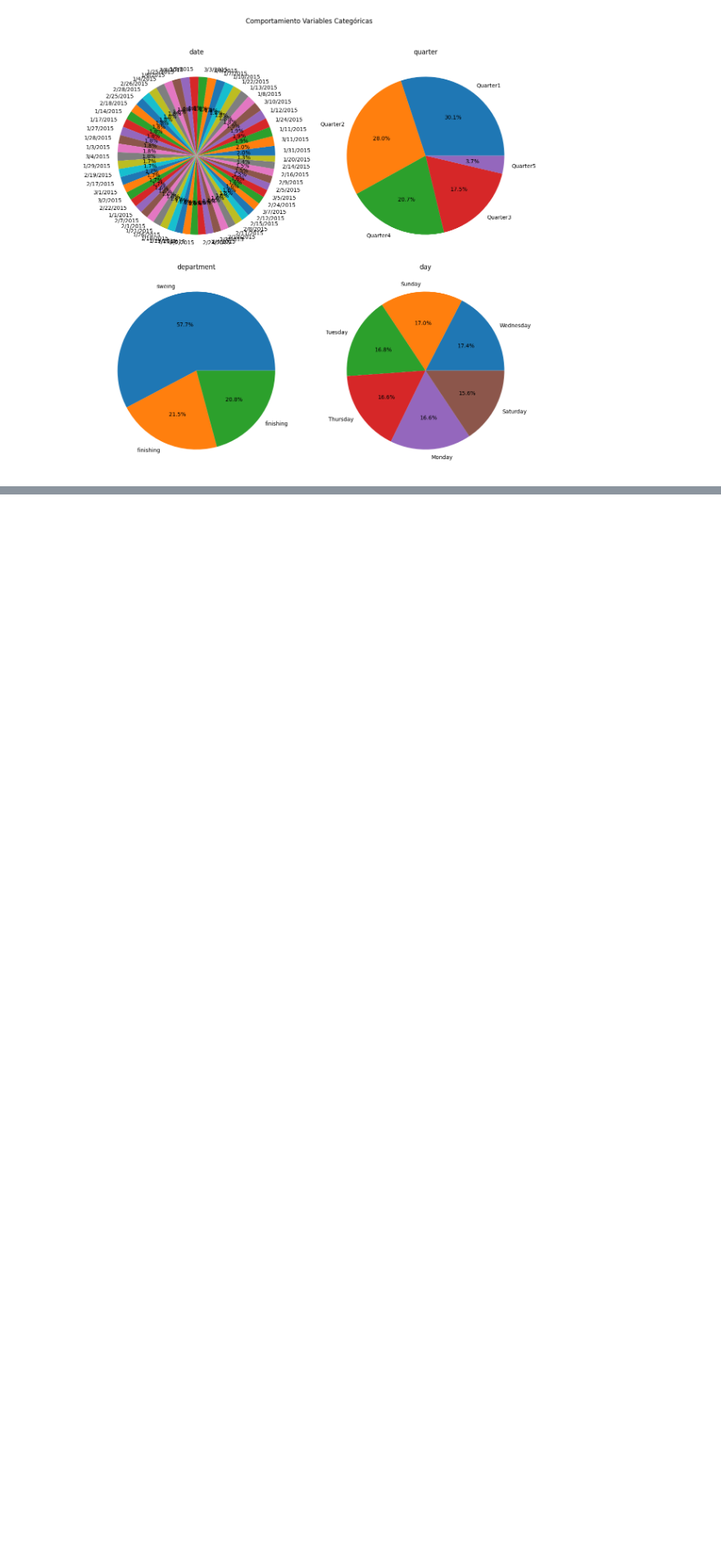
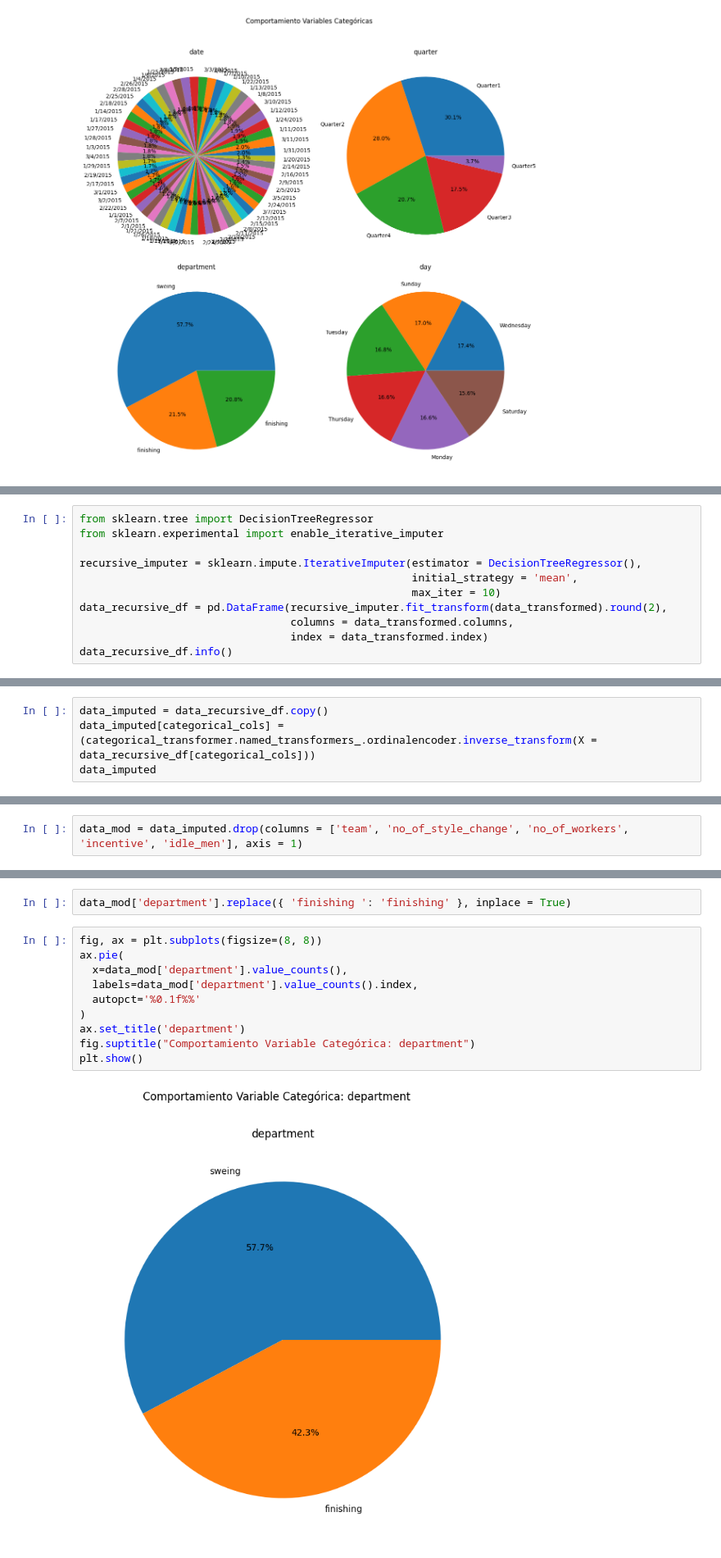
Before and after one commit to DavidBetancurRamirez/ComputacionCientifica, a Jupyter notebook: regresion/regresion_clase.ipynb, the cells around one changed output, grey strips where cells are left out. Shown: that part at 82% size. Cells and saved outputs as stored; diff of their text form; blank space fills up the shorter version.

```diff
--- a/regresion/regresion_clase.ipynb
+++ b/regresion/regresion_clase.ipynb
@@ -140,0 +190,11 @@ plt.show()
+# %%
+from sklearn.tree import DecisionTreeRegressor
+from sklearn.experimental import enable_iterative_imputer
+
+recursive_imputer = sklearn.impute.IterativeImputer(estimator = DecisionTreeRegressor(),
+                                                    initial_strategy = 'mean',
+                                                    max_iter = 10)
+data_recursive_df = pd.DataFrame(recursive_imputer.fit_transform(data_transformed).round(2),
+                                 columns = data_transformed.columns,
+                                 index = data_transformed.index)
+data_recursive_df.info()
@@ -140,0 +219,4 @@ plt.show()
+# %%
+data_imputed = data_recursive_df.copy()
+data_imputed[categorical_cols] = (categorical_transformer.named_transformers_.ordinalencoder.inverse_transform(X = data_recursive_df[categorical_cols]))
+data_imputed
@@ -140,0 +274,2 @@ plt.show()
+# %%
+data_mod = data_imputed.drop(columns = ['team', 'no_of_style_change', 'no_of_workers', 'incentive', 'idle_men'], axis = 1)
@@ -140,0 +278,14 @@ plt.show()
+# %%
+data_mod['department'].replace({ 'finishing ': 'finishing' }, inplace = True)
+# %%
+fig, ax = plt.subplots(figsize=(8, 8))
+ax.pie(
+  x=data_mod['department'].value_counts(),
+  labels=data_mod['department'].value_counts().index,
+  autopct='%0.1f%%'
+)
+ax.set_title('department')
+fig.suptitle("Comportamiento Variable Categórica: department")
+plt.show()
+# %% [output]
+[figure, added]
```
Also changed, not shown: parts of 29 cells of this notebook.
